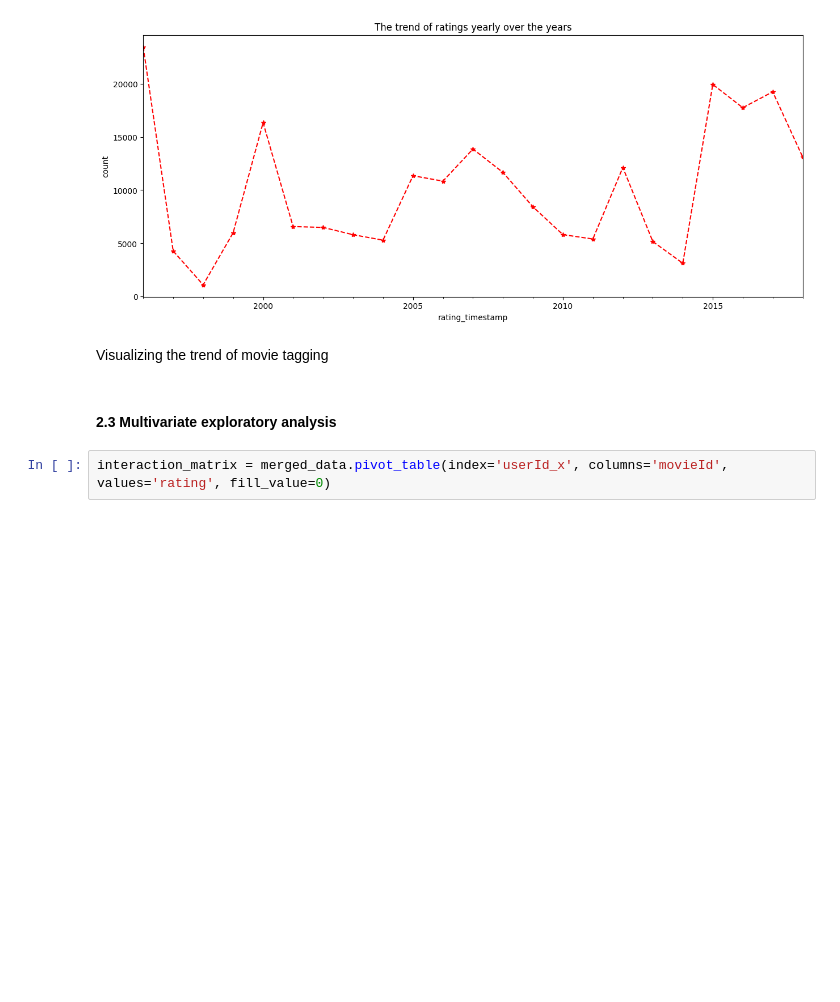
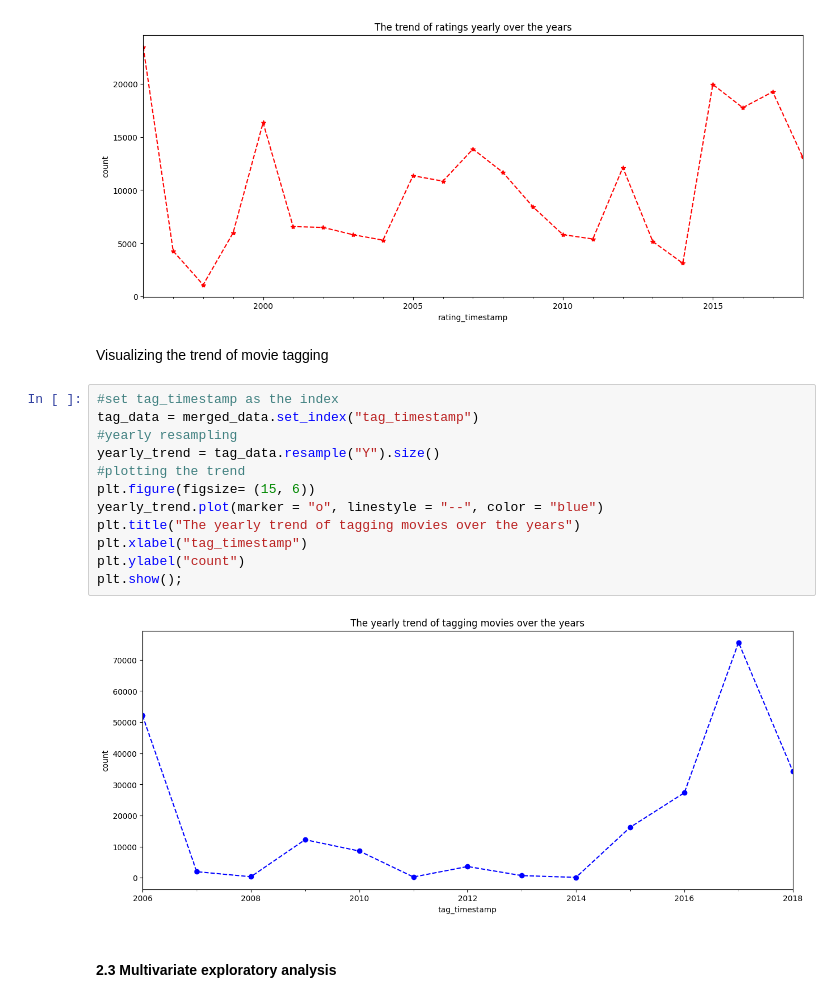
Before and after one commit to mercytegekson/Movie-Recommendation-System-, a Jupyter notebook: index.ipynb, the cells around one changed output. Saved outputs shown, nothing was run; the diff lists cells and outputs as text; blank space fills up the shorter version.

```diff
--- a/index.ipynb
+++ b/index.ipynb
@@ -265,7 +265,19 @@ plt.show();
 [figure]
 # %% [markdown]
 Visualizing the trend of movie tagging
+# %%
+#set tag_timestamp as the index
+tag_data = merged_data.set_index("tag_timestamp")
+#yearly resampling
+yearly_trend = tag_data.resample("Y").size()
+#plotting the trend
+plt.figure(figsize= (15, 6))
+yearly_trend.plot(marker = "o", linestyle = "--", color = "blue")
+plt.title("The yearly trend of tagging movies over the years")
+plt.xlabel("tag_timestamp")
+plt.ylabel("count")
+plt.show();
+# %% [output]
+[figure, added]
 # %% [markdown]
 #### 2.3 Multivariate exploratory analysis
-# %%
-interaction_matrix = merged_data.pivot_table(index='userId_x', columns='movieId', values='rating', fill_value=0)
```
Also changed, not shown: parts of 1 cell of this notebook.
